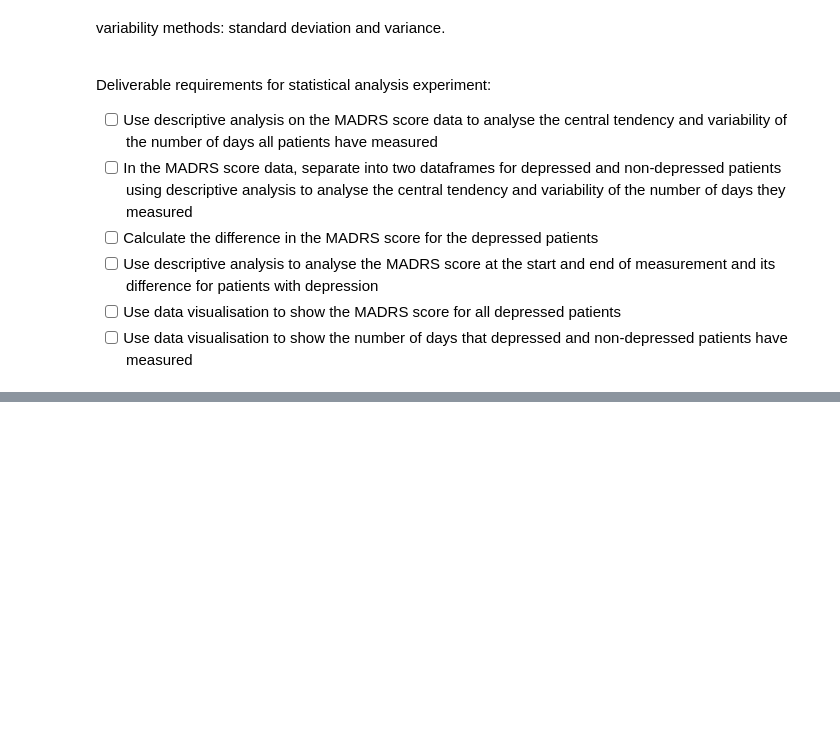
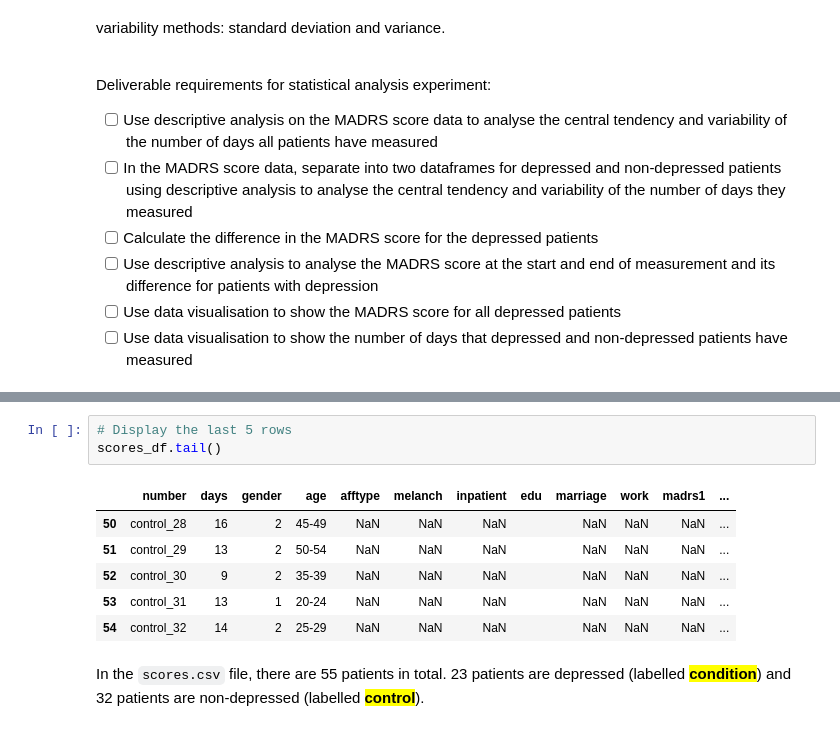
Before and after one commit to KADev2022/CS3IP, a Jupyter notebook: Statistical Analysis Experiment for Depression.ipynb, the cells around one changed output, grey strips where cells are left out. Drawn from its saved outputs; the diff is of its cells as text; blank space fills up the shorter version.

```diff
--- a/Statistical Analysis Experiment for Depression.ipynb
+++ b/Statistical Analysis Experiment for Depression.ipynb
@@ -14,0 +56,12 @@ Deliverable requirements for statistical analysis experiment:
+# %%
+# Display the last 5 rows
+scores_df.tail()
+# %% [output]
+|  | number | days | gender | age | afftype | melanch | inpatient | edu | marriage | work | madrs1 | ... |
+| 50 | control_28 | 16 | 2 | 45-49 | NaN | NaN | NaN |  | NaN | NaN | NaN | ... |
+| 51 | control_29 | 13 | 2 | 50-54 | NaN | NaN | NaN |  | NaN | NaN | NaN | ... |
+| 52 | control_30 | 9 | 2 | 35-39 | NaN | NaN | NaN |  | NaN | NaN | NaN | ... |
+| 53 | control_31 | 13 | 1 | 20-24 | NaN | NaN | NaN |  | NaN | NaN | NaN | ... |
+| 54 | control_32 | 14 | 2 | 25-29 | NaN | NaN | NaN |  | NaN | NaN | NaN | ... |
+# %% [markdown]
+In the <code>scores.csv</code> file, there are 55 patients in total. 23 patients are depressed (labelled <mark><b>condition</b></mark>) and 32 patients are non-depressed (labelled <mark><b>control</b></mark>).
```
Also changed, not shown: parts of 6 cells of this notebook.
